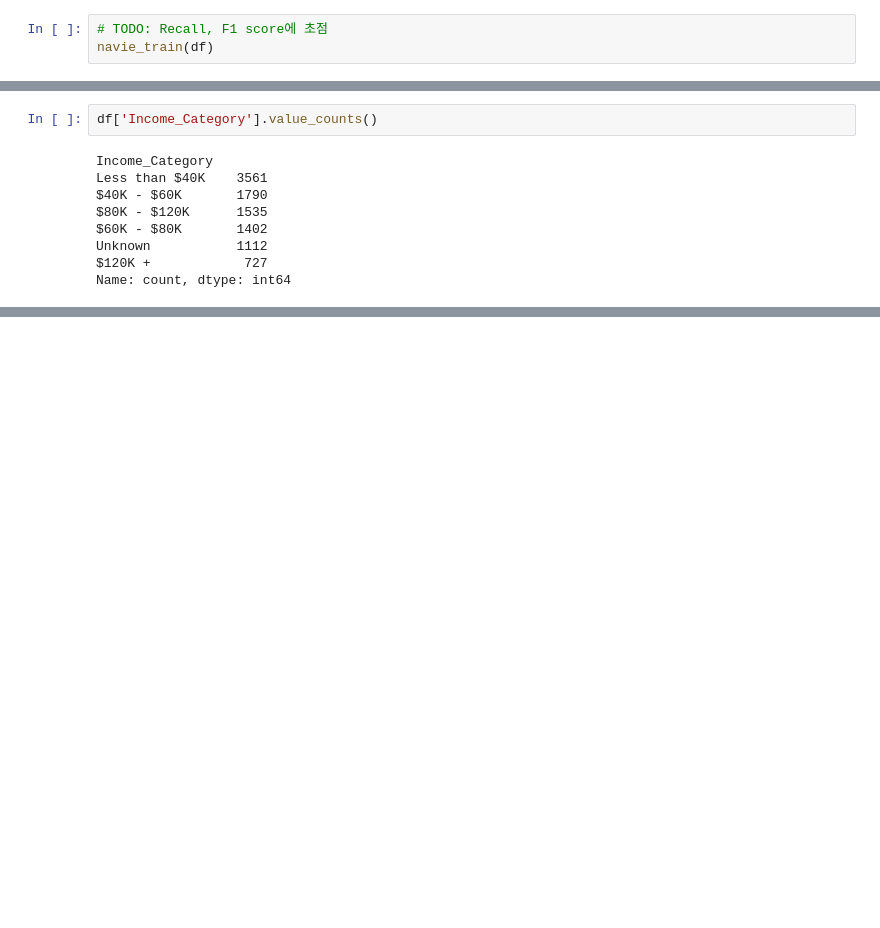
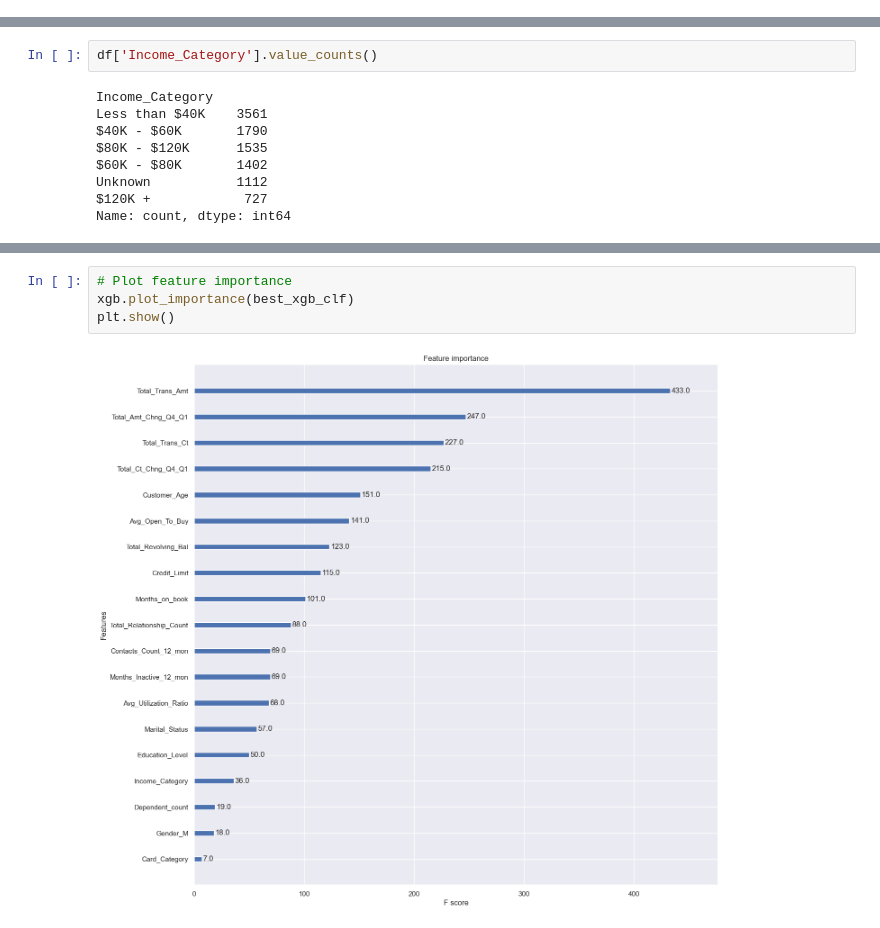
Before and after one commit to geneeol/data-analysis, a Jupyter notebook: bank_churn.ipynb, the cells around one changed output, grey strips where cells are left out. Cells and saved outputs as stored; diff of their text form; blank space fills up the shorter version.

```diff
--- a/bank_churn.ipynb
+++ b/bank_churn.ipynb
@@ -467,3 +463,0 @@ def navie_train(df):
-# %%
-# TODO: Recall, F1 score에 초점
-navie_train(df)
@@ -683,0 +658,6 @@ Recall:  0.8492307692307692
+# %%
+# Plot feature importance
+xgb.plot_importance(best_xgb_clf)
+plt.show()
+# %% [output]
+[figure, added]
```
Also changed, not shown: parts of 18 cells of this notebook.
